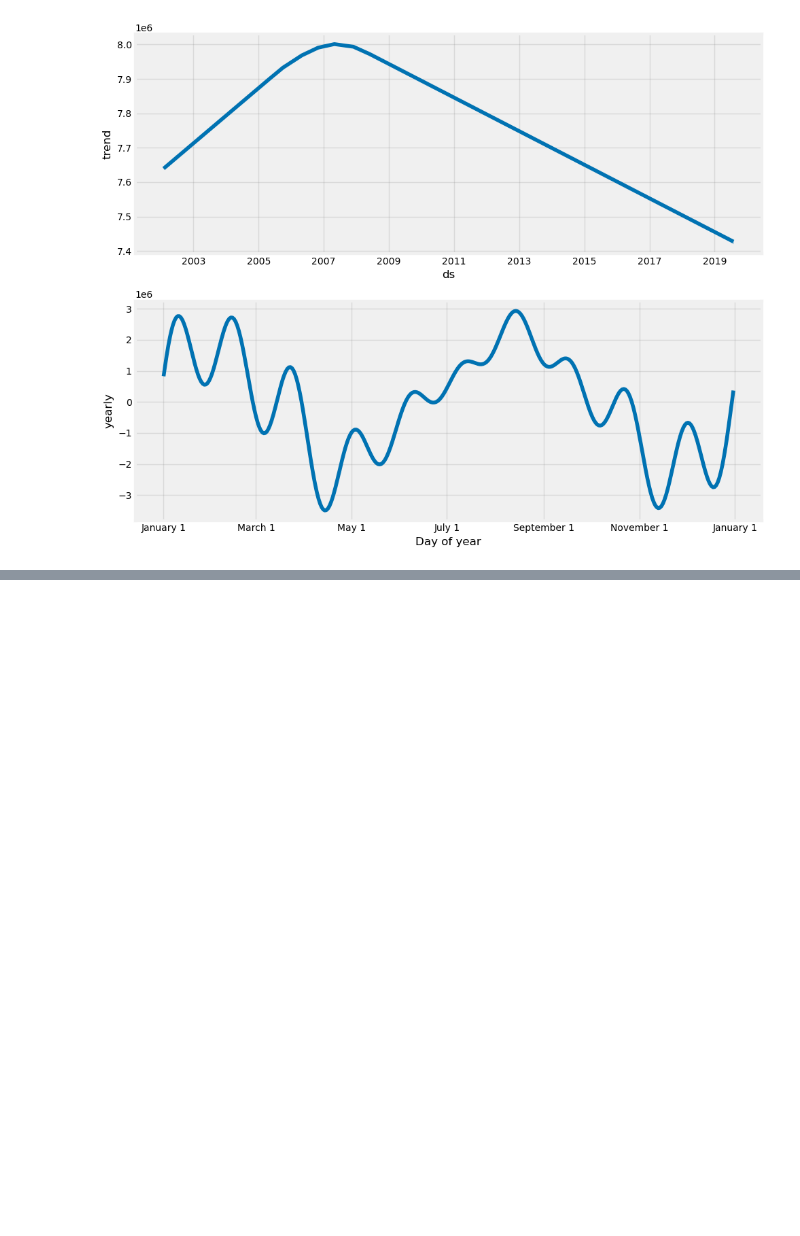
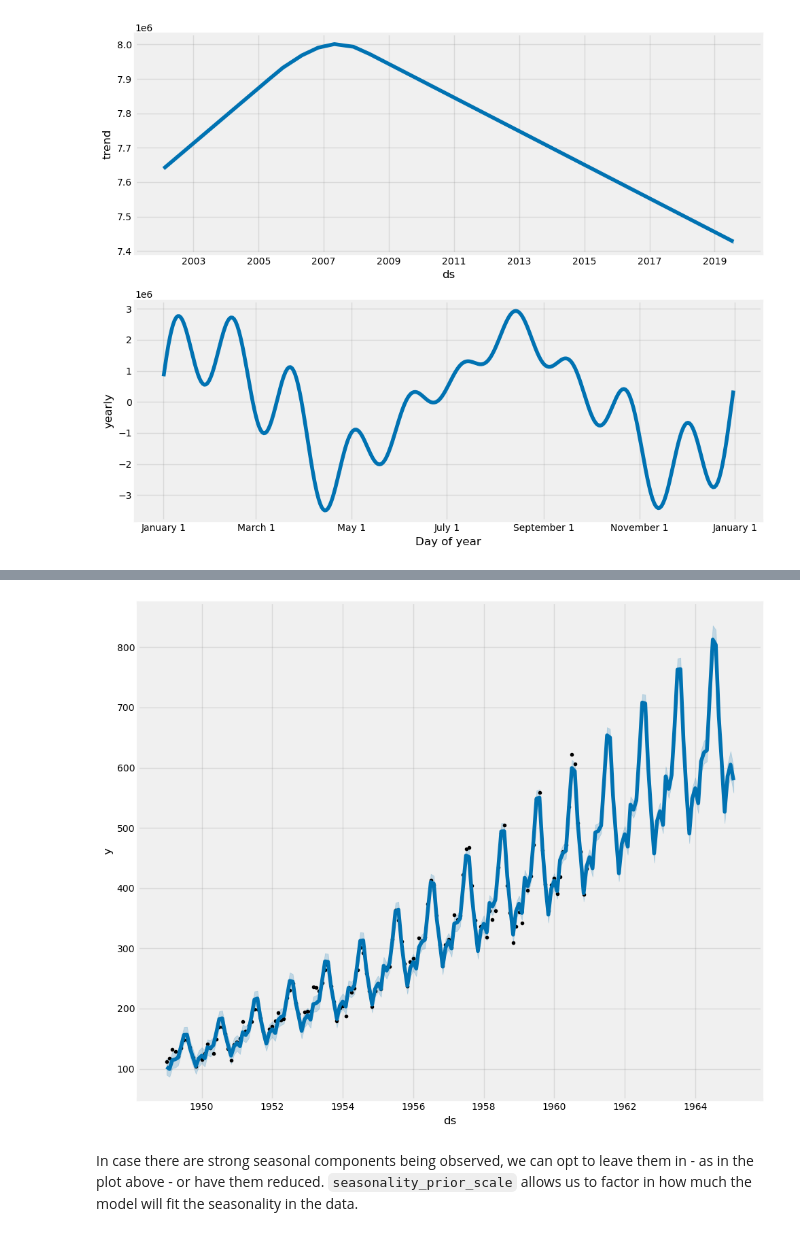
Before and after one commit to bachaudhry/time_series, a Jupyter notebook: ts_with_k/03_Prophet.ipynb, the cells around one changed output, grey strips where cells are left out. Drawn from its saved outputs; the diff is of its cells as text; code cells hidden in the pictures; blank space fills up the shorter version.

```diff
--- a/ts_with_k/03_Prophet.ipynb
+++ b/ts_with_k/03_Prophet.ipynb
@@ -335,0 +354,9 @@ m.plot_components(forecast, figsize=(CFG.img_dim1, CFG.img_dim2));
+# %%
+# Multiplicative modelling is the alternative method
+m = Prophet(seasonality_mode='multiplicative')
+m.fit(df)
+future = m.make_future_dataframe(50, freq='MS')
+forecast = m.predict(future)
+fig = m.plot(forecast, figsize=(CFG.img_dim1, CFG.img_dim2))
+plt.show();
+# %% [output]
@@ -335,0 +365,3 @@ m.plot_components(forecast, figsize=(CFG.img_dim1, CFG.img_dim2));
+[figure, added]
+# %% [markdown]
+In case there are strong seasonal components being observed, we can opt to leave them in - as in the plot above - or have them reduced. `seasonality_prior_scale` allows us to factor in how much the model will fit the seasonality in the data.
```
Also changed, not shown: parts of 18 cells of this notebook.
